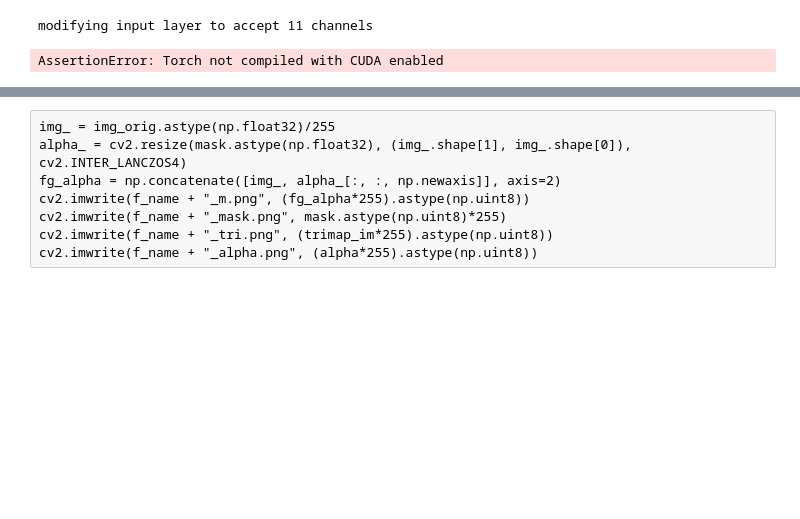
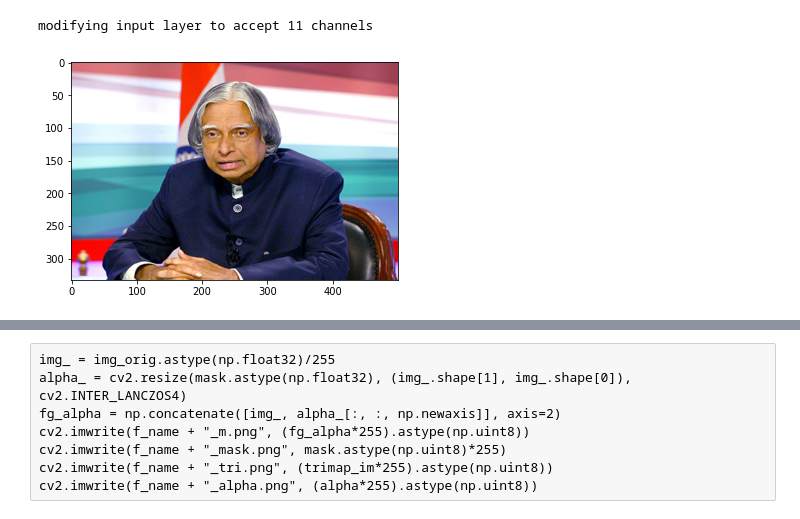
Before and after one commit to ritwik1923/vtr, a Jupyter notebook: vtr/dl_scissors.ipynb, the cells around one changed output, grey strips where cells are left out. Drawn from its saved outputs; the diff is of its cells as text; code cells hidden in the pictures; blank space fills up the shorter version.

```diff
--- a/vtr/dl_scissors.ipynb
+++ b/vtr/dl_scissors.ipynb
@@ -38,18 +38,20 @@ from networks.models import build_model
 class Args:
     encoder = 'resnet50_GN_WS'
     decoder = 'fba_decoder'
-    weights = 'FBA.pth'
+    weights = 'default'
 
 args=Args()
 model = build_model(args)
 # %% [output]
 modifying input layer to accept 11 channels
-AssertionError: Torch not compiled with CUDA enabled
 # %%
-f_name = "./test.jpg"
-img_orig = cv2.imread(f_name, 1)
+f_path = "./images"
+f_name = "/adrian3.jpg"
+img_orig = cv2.imread(f_path+f_name, 1)
 plt.imshow(img_orig[:, :, ::-1])
 plt.show()
+# %% [output]
+[figure, added]
 # %%
 k = min(1.0, 1024/max(img_orig.shape[0], img_orig.shape[1]))
 img = cv2.resize(img_orig, None, fx=k, fy=k, interpolation=cv2.INTER_LANCZOS4)
```
Also changed, not shown: parts of 5 cells of this notebook, 12 other files.
